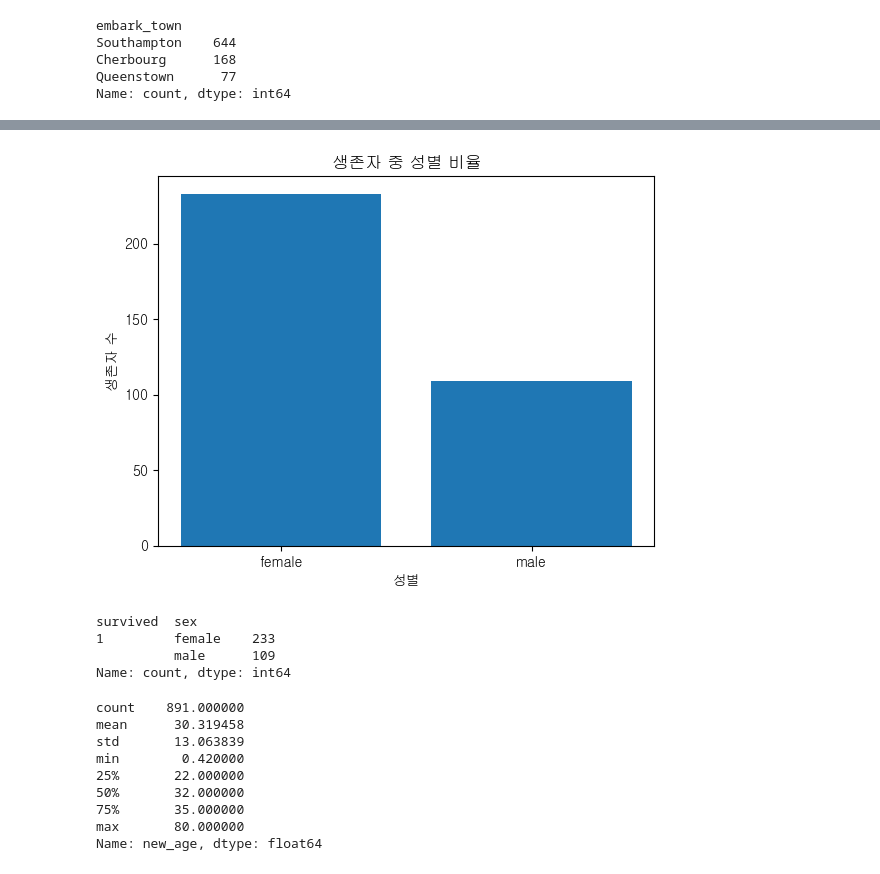
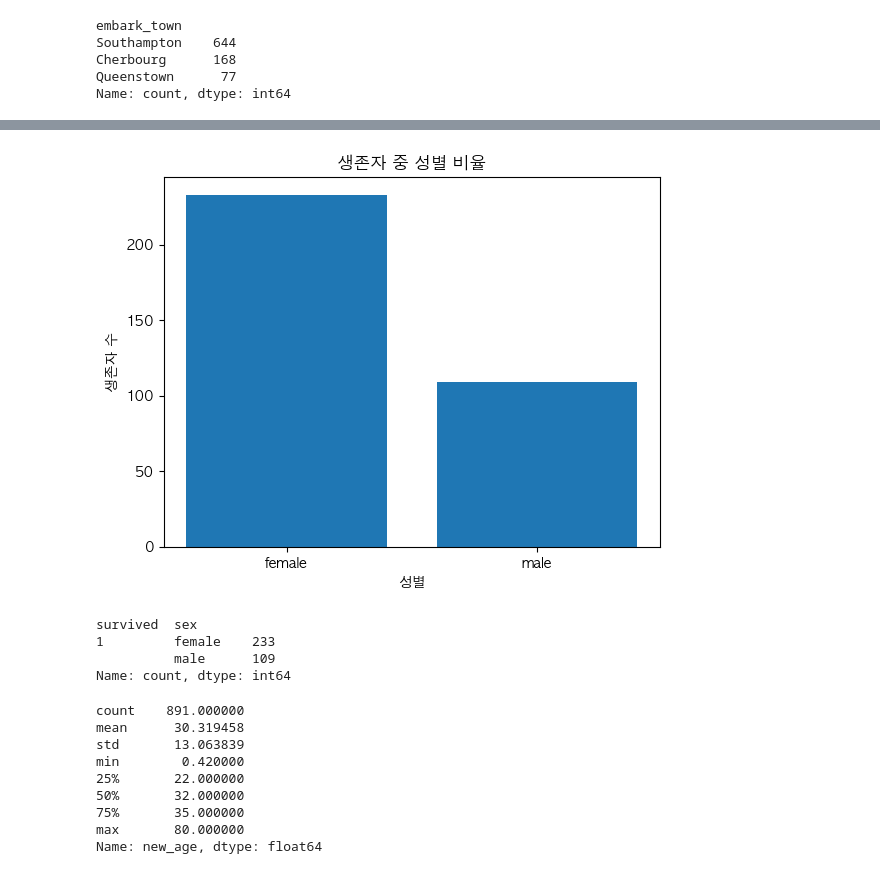
Before and after one commit to joo9810/VSCode, a Jupyter notebook: K-Digital Training/Pandas/숙제/work_0722_타이타닉_안효준.ipynb, the cells around one changed output, grey strips where cells are left out. Drawn from its saved outputs; the diff is of its cells as text; code cells hidden in the pictures.

```diff
--- a/K-Digital Training/Pandas/숙제/work_0722_타이타닉_안효준.ipynb
+++ b/K-Digital Training/Pandas/숙제/work_0722_타이타닉_안효준.ipynb
@@ -295,15 +295,15 @@ x_list = [gender_survived.value_counts().index[i][1] for i in range(2)]
 # %%
 plt.bar(x_list, value_list)
 plt.title('생존자 중 성별 비율')
 plt.xlabel('성별')
 plt.ylabel('생존자 수')
-plt.rcParams['font.family'] = 'gulim'
+plt.rcParams['font.family'] = 'AppleGothic'
 plt.show()
 # 여성이 더 많이 생존
 
 gender_survived.value_counts()
 # %% [output]
-[figure, old version]
+[figure, new version]
 survived  sex
 1         female    233
           male      109
```
Also changed, not shown: parts of 1 cell of this notebook, 8 other files.
